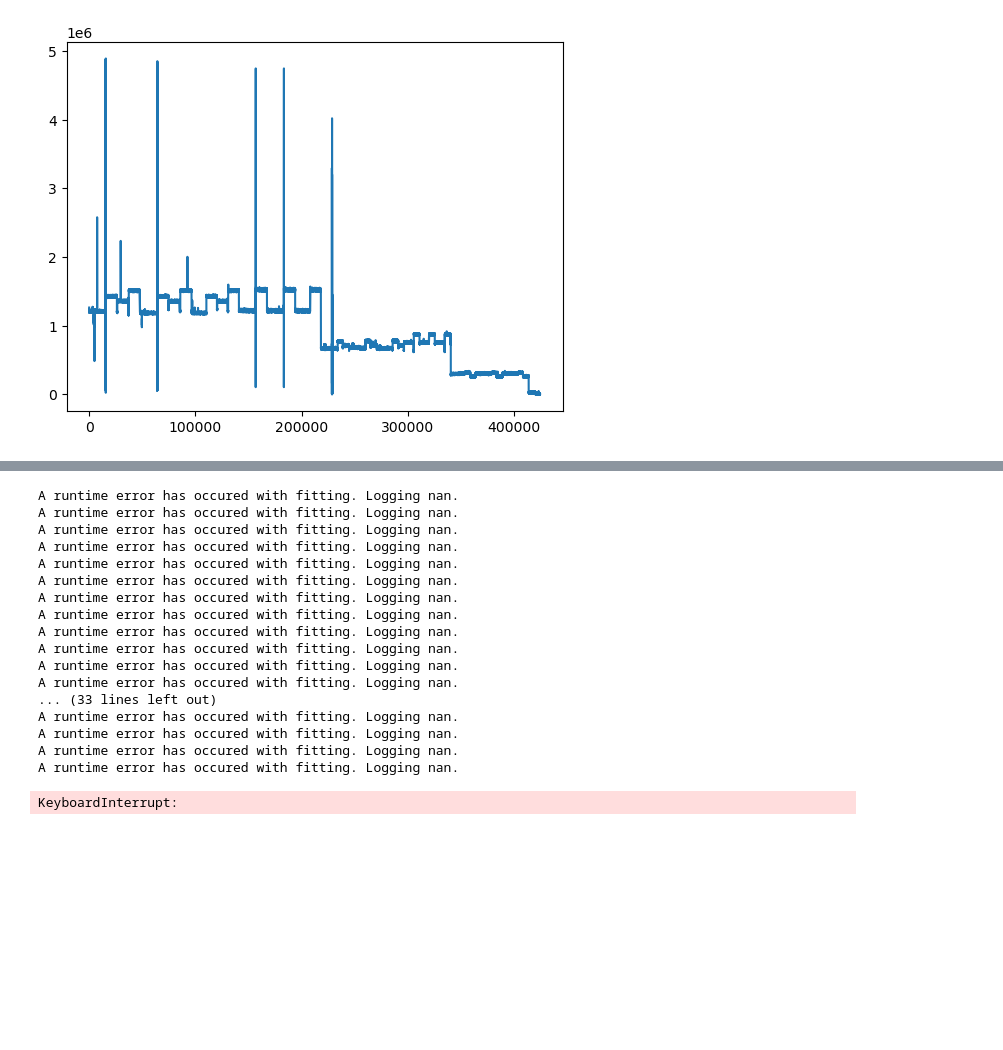
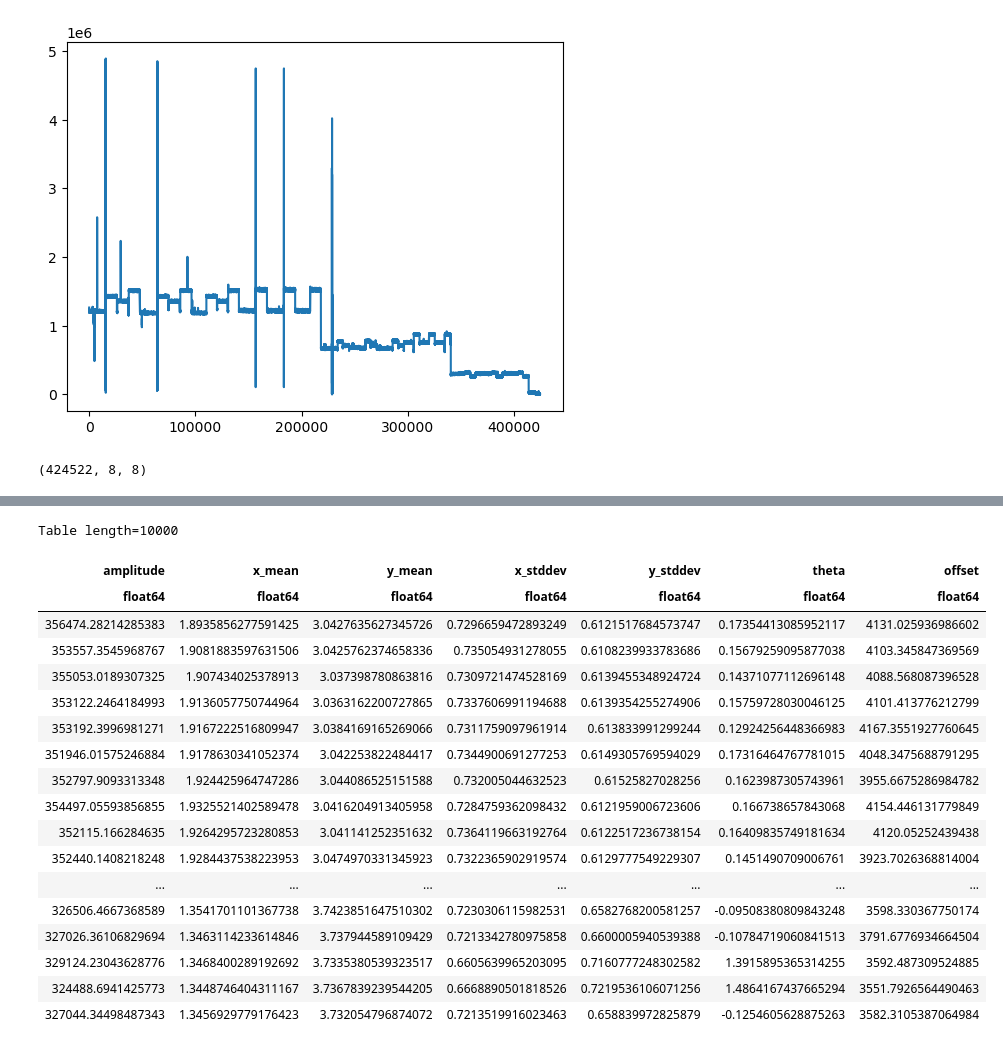
Before and after one commit to GalagaBits/JWST-FGS-Spelunker, a Jupyter notebook: notebooks/examples/17.ipynb, the cells around one changed output, grey strips where cells are left out. Saved outputs shown, nothing was run; the diff lists cells and outputs as text; code cells hidden in the pictures; blank space fills up the shorter version.

```diff
--- a/notebooks/examples/17.ipynb
+++ b/notebooks/examples/17.ipynb
@@ -42,6 +37,10 @@ plt.plot(spk.fg_flux)
 # %% [output]
 [<matplotlib.lines.Line2D at 0x...>]
 [figure]
+# %%
+spk.fg_array.shape
+# %% [output]
+(424522, 8, 8)
 # %%
-spk.gauss2d_fit(spk.fg_array,ncpus=6)
+spk.gauss2d_fit(spk.fg_array[0:10000],ncpus=6)
 # %% [output]
@@ -50,18 +48,19 @@ spk.gauss2d_fit(spk.fg_array,ncpus=6)
-A runtime error has occured with fitting. Logging nan.
-A runtime error has occured with fitting. Logging nan.
-A runtime error has occured with fitting. Logging nan.
-A runtime error has occured with fitting. Logging nan.
-A runtime error has occured with fitting. Logging nan.
-A runtime error has occured with fitting. Logging nan.
-A runtime error has occured with fitting. Logging nan.
-A runtime error has occured with fitting. Logging nan.
-A runtime error has occured with fitting. Logging nan.
-A runtime error has occured with fitting. Logging nan.
-A runtime error has occured with fitting. Logging nan.
-A runtime error has occured with fitting. Logging nan.
-... (33 lines left out)
-A runtime error has occured with fitting. Logging nan.
-A runtime error has occured with fitting. Logging nan.
-A runtime error has occured with fitting. Logging nan.
-A runtime error has occured with fitting. Logging nan.
+Table length=10000
-KeyboardInterrupt:
+| amplitude | x_mean | y_mean | x_stddev | y_stddev | theta | offset |
+| float64 | float64 | float64 | float64 | float64 | float64 | float64 |
+| 356474.28214285383 | 1.8935856277591425 | 3.0427635627345726 | 0.7296659472893249 | 0.6121517684573747 | 0.17354413085952117 | 4131.025936986602 |
+| 353557.3545968767 | 1.9081883597631506 | 3.0425762374658336 | 0.735054931278055 | 0.6108239933783686 | 0.15679259095877038 | 4103.345847369569 |
+| 355053.0189307325 | 1.907434025378913 | 3.037398780863816 | 0.7309721474528169 | 0.6139455348924724 | 0.14371077112696148 | 4088.568087396528 |
+| 353122.2464184993 | 1.9136057750744964 | 3.0363162200727865 | 0.7337606991194688 | 0.6139354255274906 | 0.15759728030046125 | 4101.413776212799 |
+| 353192.3996981271 | 1.9167222516809947 | 3.0384169165269066 | 0.7311759097961914 | 0.613833991299244 | 0.12924256448366983 | 4167.3551927760645 |
+| 351946.01575246884 | 1.9178630341052374 | 3.042253822484417 | 0.7344900691277253 | 0.6149305769594029 | 0.17316464767781015 | 4048.3475688791295 |
+| 352797.9093313348 | 1.924425964747286 | 3.044086525151588 | 0.732005044632523 | 0.61525827028256 | 0.1623987305743961 | 3955.6675286984782 |
+| 354497.05593856855 | 1.9325521402589478 | 3.0416204913405958 | 0.7284759362098432 | 0.6121959006723606 | 0.166738657843068 | 4154.446131779849 |
+| 352115.166284635 | 1.9264295723280853 | 3.041141252351632 | 0.7364119663192764 | 0.6122517236738154 | 0.16409835749181634 | 4120.05252439438 |
+| 352440.1408218248 | 1.9284437538223953 | 3.0474970331345923 | 0.7322365902919574 | 0.6129777549229307 | 0.1451490709006761 | 3923.7026368814004 |
+| ... | ... | ... | ... | ... | ... | ... |
+| 326506.4667368589 | 1.3541701101367738 | 3.7423851647510302 | 0.7230306115982531 | 0.6582768200581257 | -0.09508380809843248 | 3598.330367750174 |
+| 327026.36106829694 | 1.3463114233614846 | 3.737944589109429 | 0.7213342780975858 | 0.6600005940539388 | -0.10784719060841513 | 3791.6776934664504 |
+| 329124.23043628776 | 1.3468400289192692 | 3.7335380539323517 | 0.6605639965203095 | 0.7160777248302582 | 1.3915895365314255 | 3592.487309524885 |
+| 324488.6941425773 | 1.3448746404311167 | 3.7367839239544205 | 0.6668890501818526 | 0.7219536106071256 | 1.4864167437665294 | 3551.7926564490463 |
+| 327044.34498487343 | 1.3456929779176423 | 3.732054796874072 | 0.7213519916023463 | 0.658839972825879 | -0.1254605628875263 | 3582.3105387064984 |
```
Also changed, not shown: parts of 7 cells of this notebook, 7 other files.
